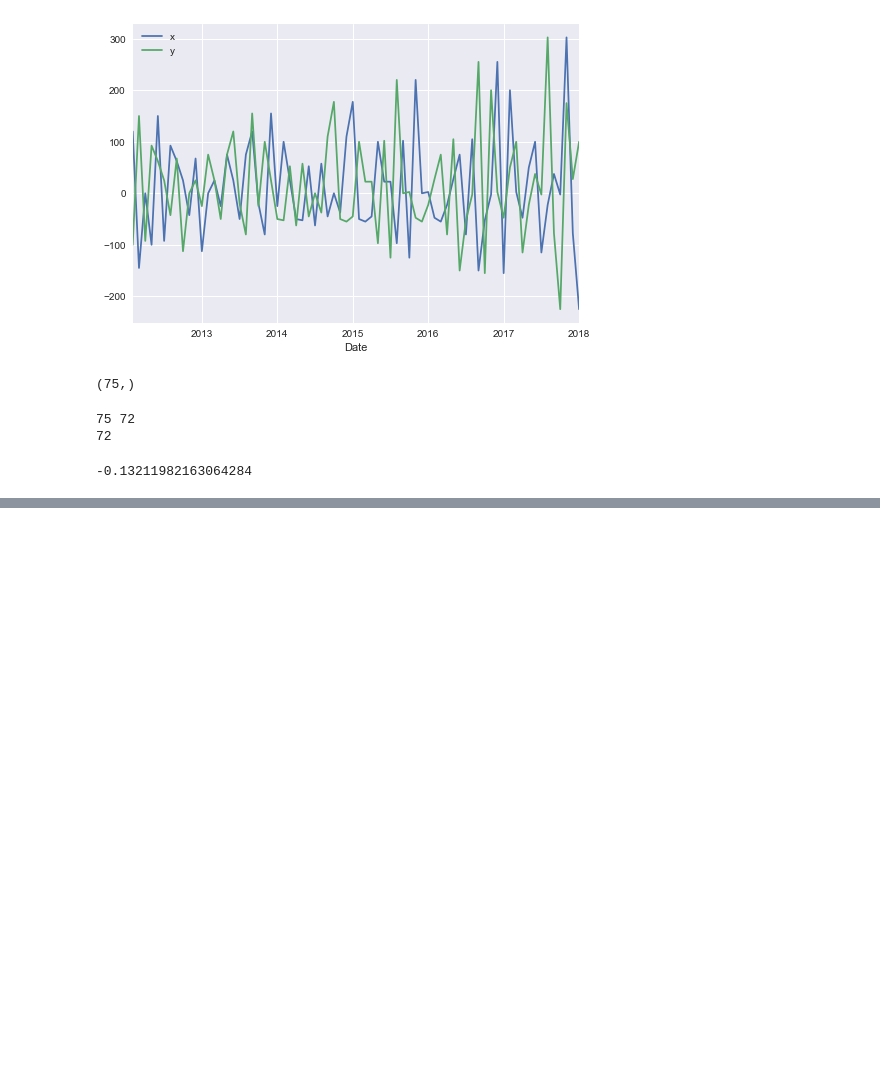
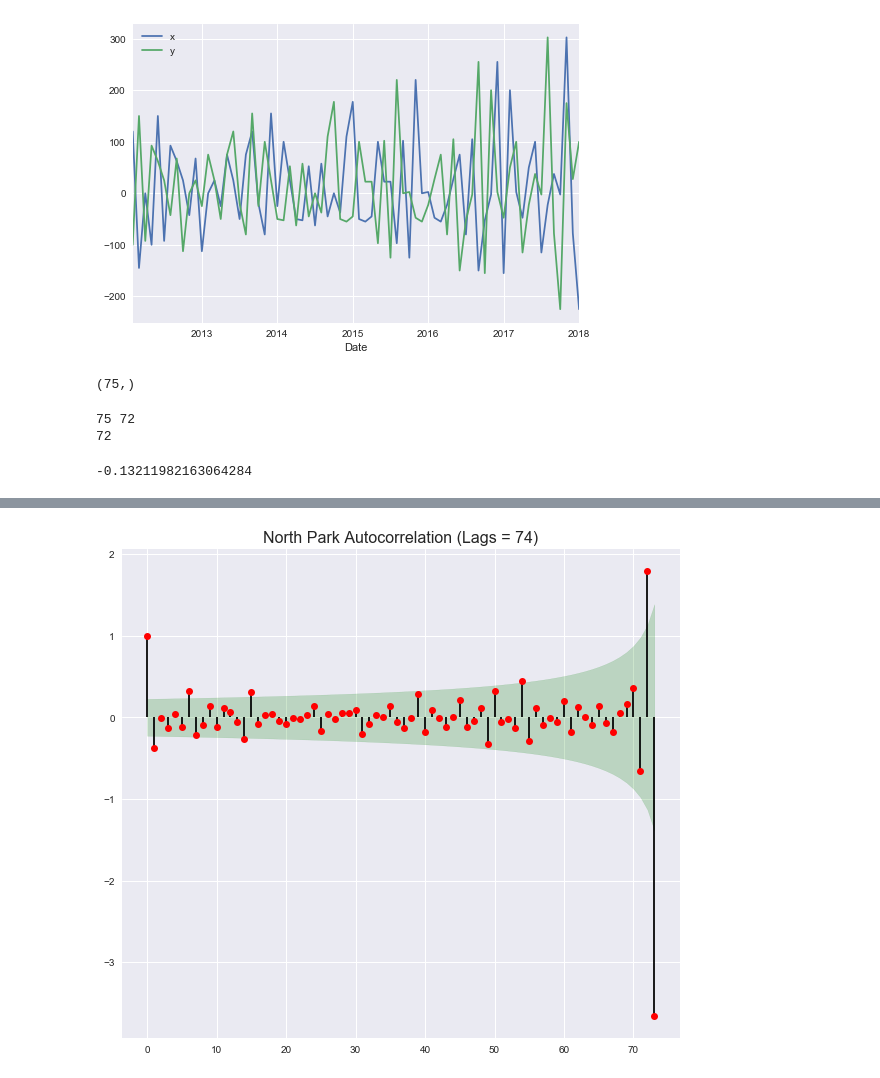
Before and after one commit to MichaelNormandyGavin/Zillow-Apartments, a Jupyter notebook: zillow_eda.ipynb, the cells around one changed output, grey strips where cells are left out. Saved outputs shown, nothing was run; the diff lists cells and outputs as text; code cells hidden in the pictures; blank space fills up the shorter version.

```diff
--- a/zillow_eda.ipynb
+++ b/zillow_eda.ipynb
@@ -477,0 +507,6 @@ from statsmodels.tsa.stattools import acf, acovf
+# %%
+plt.figure(figsize=(10,9))
+
+plot_auto_corr(stationary_df,title='North Park Autocorrelation',lags=None)
+# %% [output]
+[figure, added]
```
Also changed, not shown: parts of 11 cells of this notebook, 1 other file.
